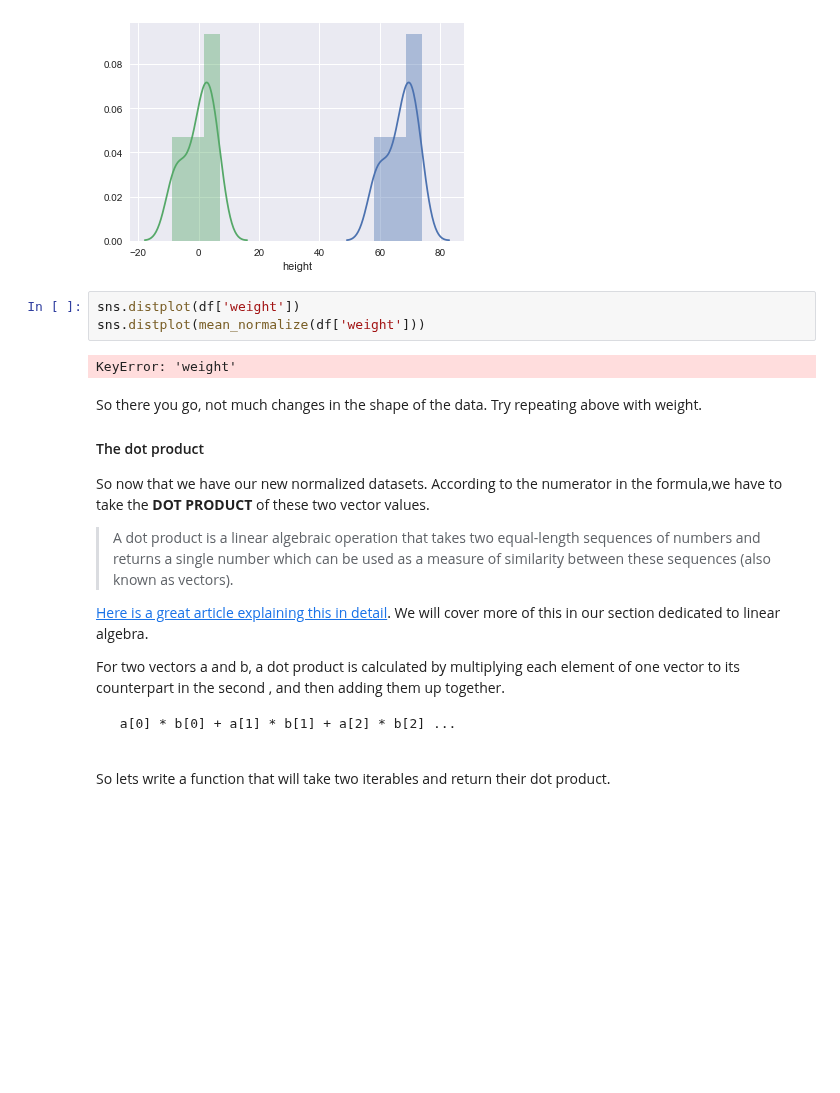
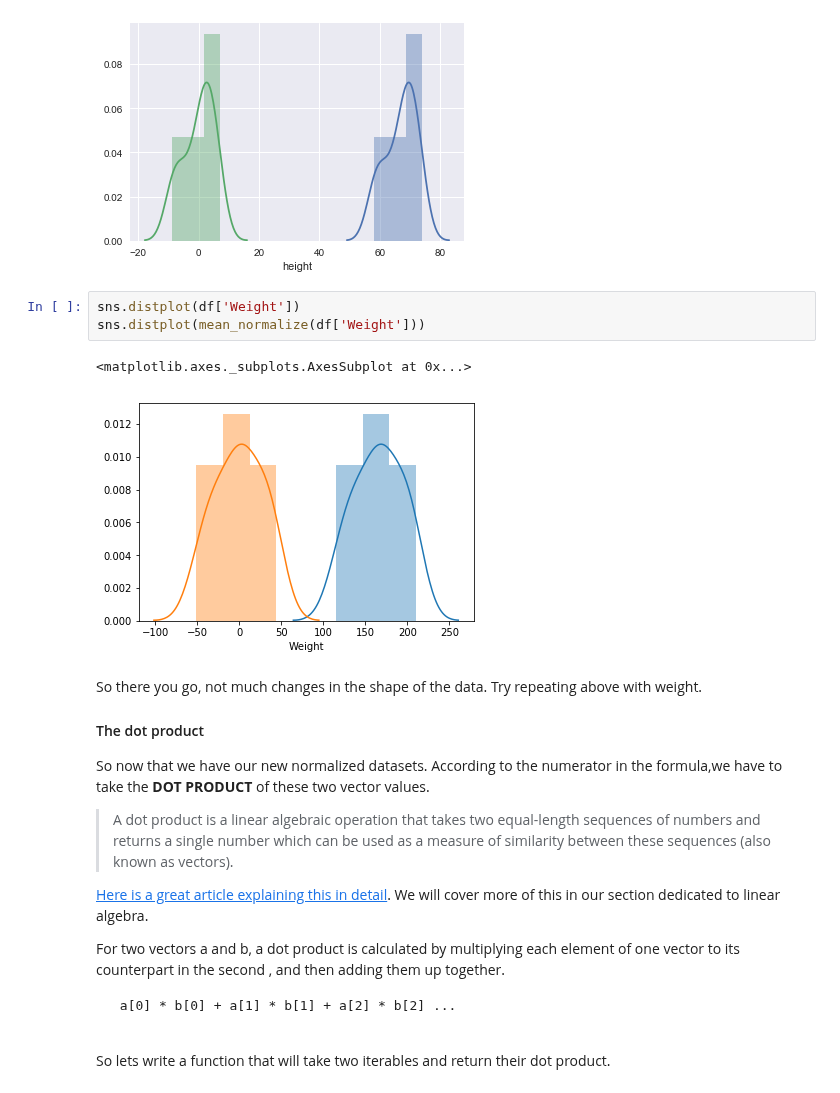
Before and after one commit to kevzha/dsc-0-10-04-cov-corr-lab-nyc-ds-career-012819, a Jupyter notebook: index.ipynb, the cells around one changed output. Cells and saved outputs as stored; diff of their text form; blank space fills up the shorter version.

```diff
--- a/index.ipynb
+++ b/index.ipynb
@@ -119,10 +119,11 @@ sns.distplot(mean_normalize(df['height']))
 <matplotlib.axes._subplots.AxesSubplot at 0x...>
 [figure]
 # %%
-sns.distplot(df['weight'])
-sns.distplot(mean_normalize(df['weight']))
+sns.distplot(df['Weight'])
+sns.distplot(mean_normalize(df['Weight']))
 # %% [output]
-KeyError: 'weight'
+<matplotlib.axes._subplots.AxesSubplot at 0x...>
+[figure, added]
 # %% [markdown]
 So there you go, not much changes in the shape of the data. Try repeating above with weight.
 
```
